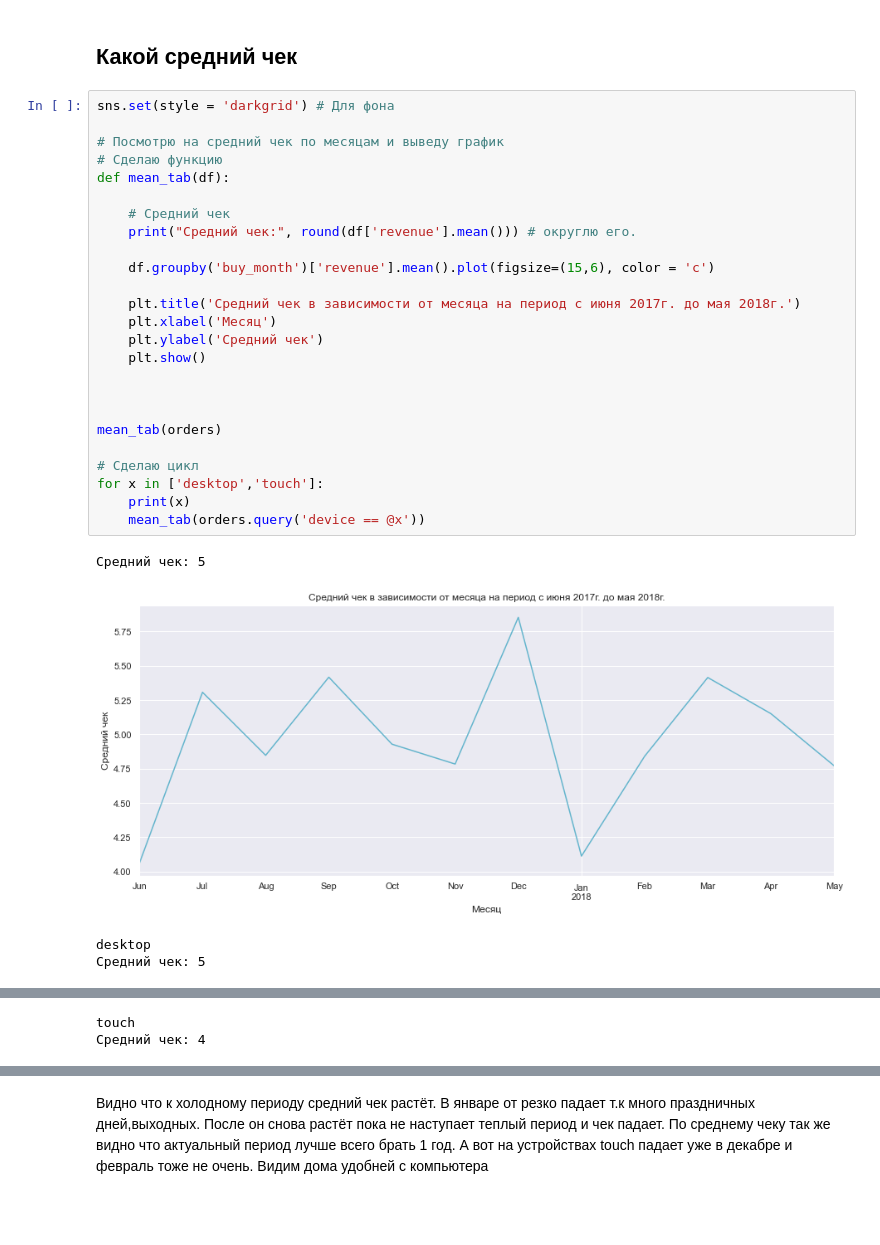
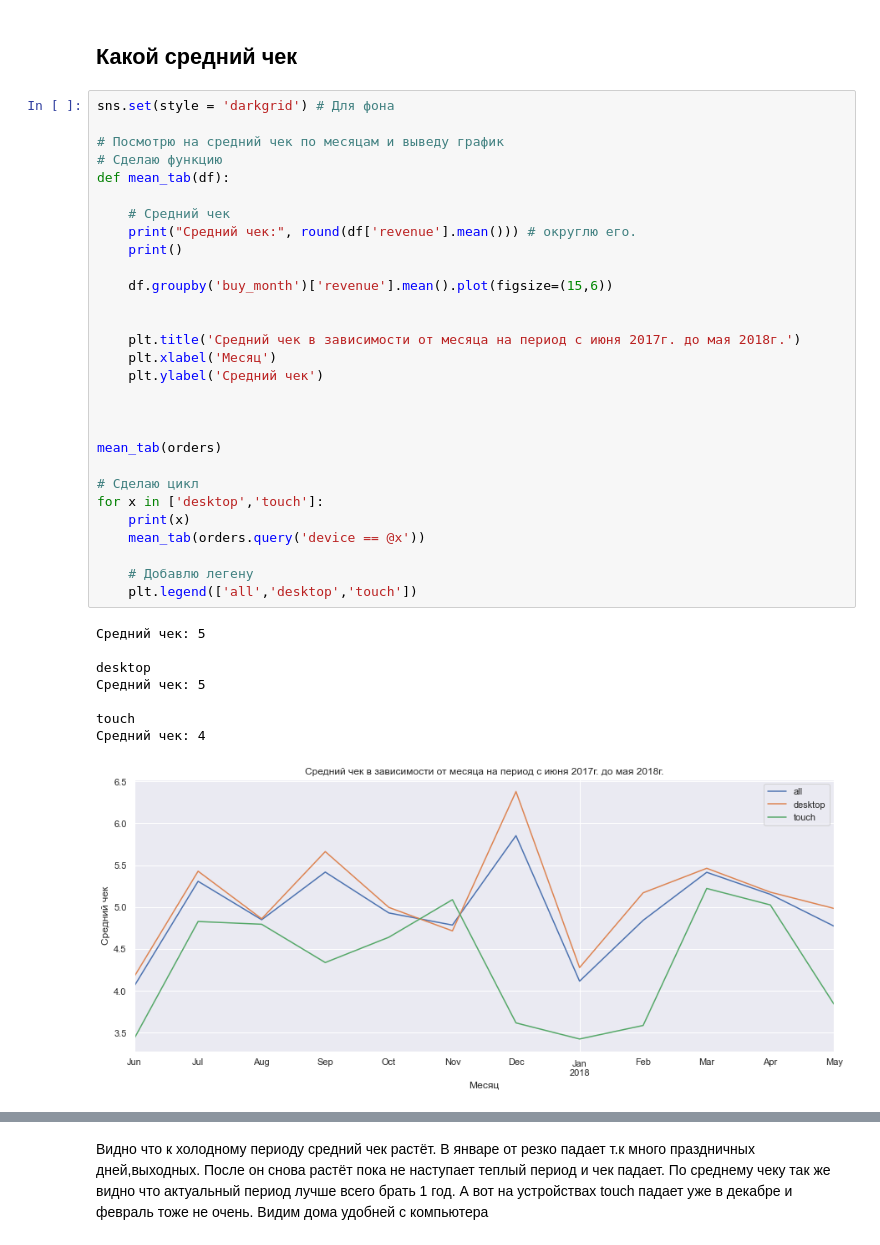
Before and after one commit to kotl68/Yandex_learning_project, a Jupyter notebook: сost_optimization/optimization.ipynb, the cells around one changed output, grey strips where cells are left out. Saved outputs shown, nothing was run; the diff lists cells and outputs as text; blank space fills up the shorter version.

```diff
--- a/сost_optimization/optimization.ipynb
+++ b/сost_optimization/optimization.ipynb
@@ -1178,30 +1188,38 @@ how_buy(orders.query('device == "touch"'))
 # %%
 sns.set(style = 'darkgrid') # Для фона
 
 # Посмотрю на средний чек по месяцам и выведу график
 # Сделаю функцию
 def mean_tab(df):
 
     # Средний чек
     print("Средний чек:", round(df['revenue'].mean())) # округлю его.
+    print()
 
-    df.groupby('buy_month')['revenue'].mean().plot(figsize=(15,6), color = 'c')
+    df.groupby('buy_month')['revenue'].mean().plot(figsize=(15,6))
+
 
     plt.title('Средний чек в зависимости от месяца на период с июня 2017г. до мая 2018г.')
     plt.xlabel('Месяц')
     plt.ylabel('Средний чек')
-    plt.show()
 
 
 
 mean_tab(orders)
 
 # Сделаю цикл
 for x in ['desktop','touch']:
     print(x)
     mean_tab(orders.query('device == @x'))
+
+    # Добавлю легену
+    plt.legend(['all','desktop','touch'])
 # %% [output]
 Средний чек: 5
+
+desktop
+Средний чек: 5
+
+touch
+Средний чек: 4
-[figure, old version]
+[figure, new version]
-desktop
-Средний чек: 5
@@ -1209,2 +1225,0 @@ desktop
-touch
-Средний чек: 4
```
Also changed, not shown: parts of 12 cells of this notebook.
